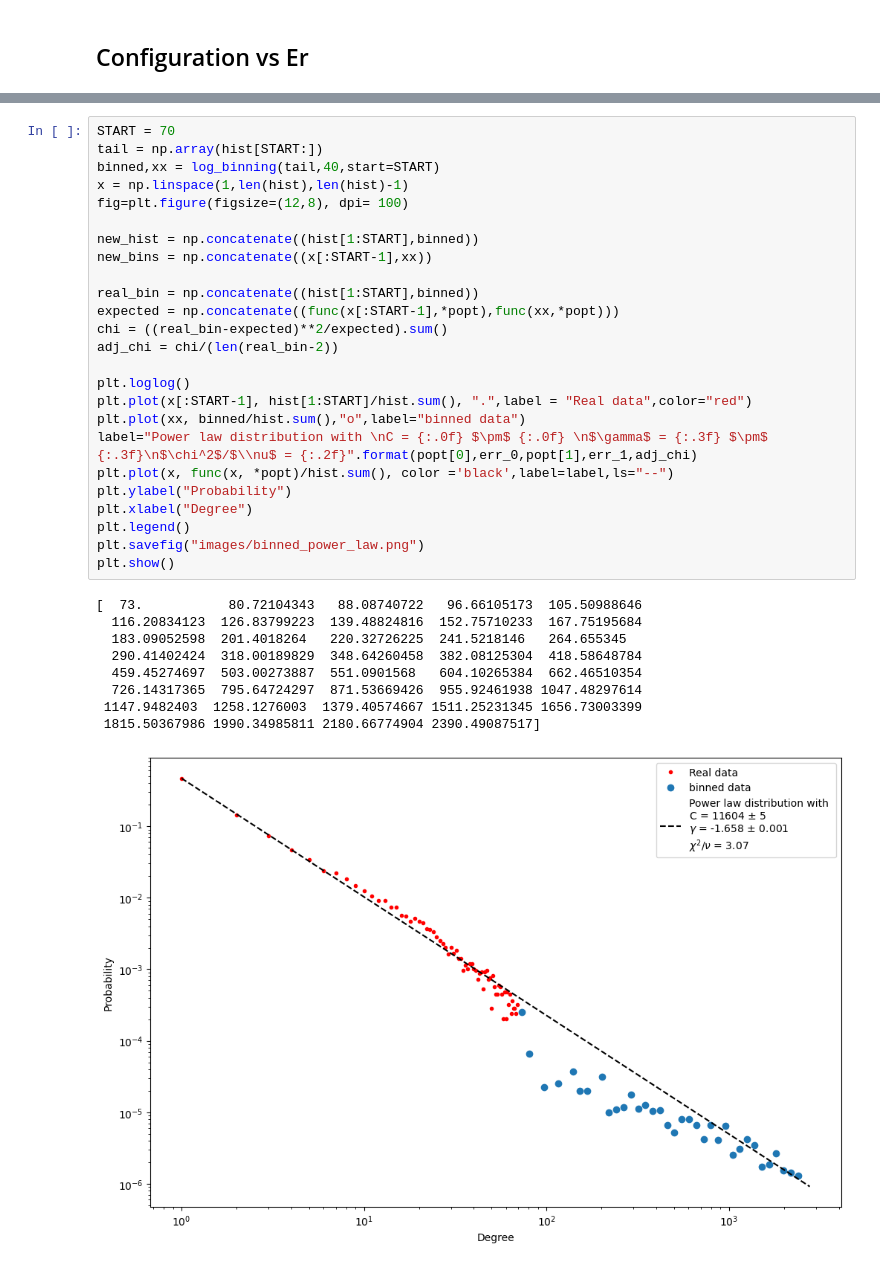
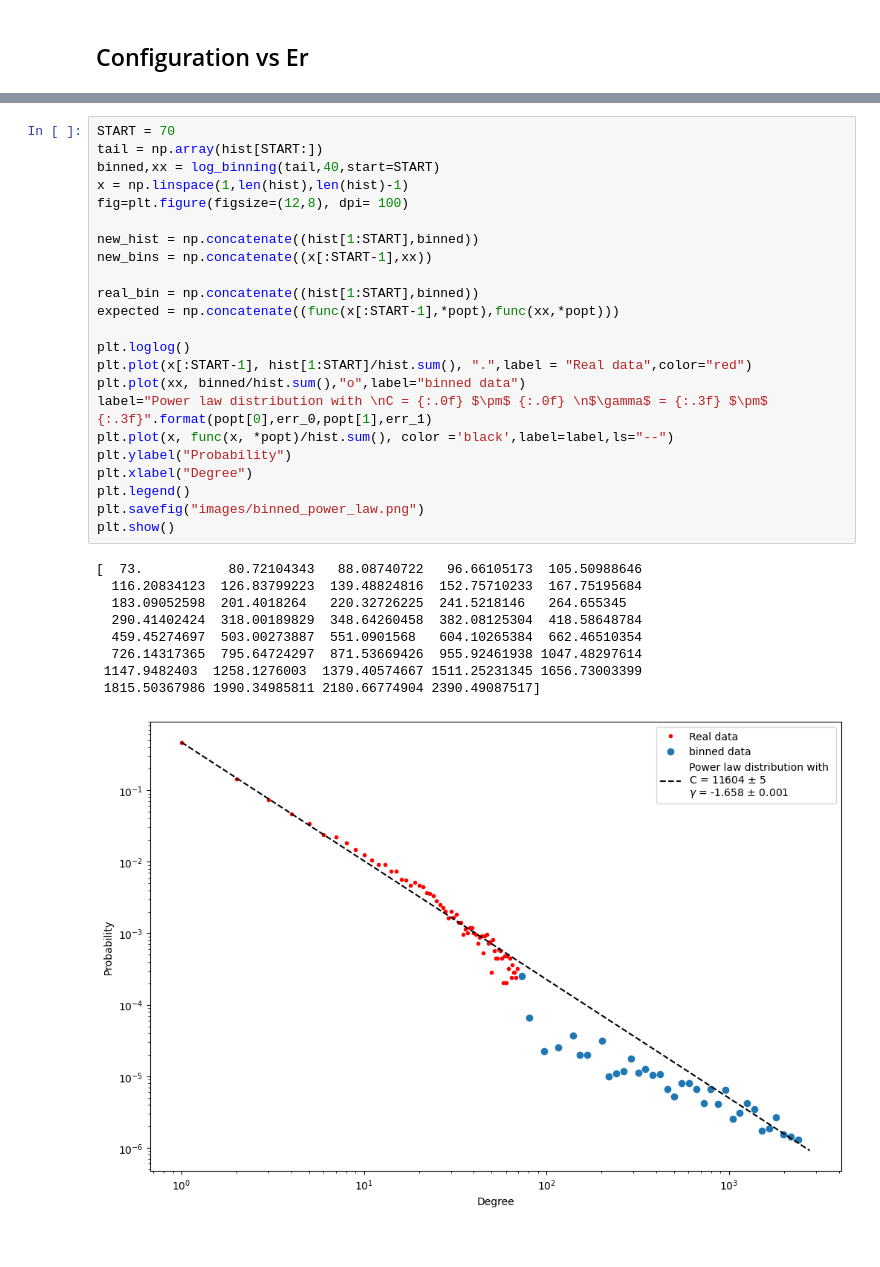
Before and after one commit to pspinaunipi/Project_Social_Network_Analysis, a Jupyter notebook: analize_data/Random and configuration newtorks .ipynb, the cells around one changed output, grey strips where cells are left out. Cells and saved outputs as stored; diff of their text form.

```diff
--- a/analize_data/Random and configuration newtorks .ipynb
+++ b/analize_data/Random and configuration newtorks .ipynb
@@ -217,34 +216,32 @@ For this reason I used a logaritmic binning to better visualize the tail of the
 START = 70
 tail = np.array(hist[START:])
 binned,xx = log_binning(tail,40,start=START)
 x = np.linspace(1,len(hist),len(hist)-1)
 fig=plt.figure(figsize=(12,8), dpi= 100)
 
 new_hist = np.concatenate((hist[1:START],binned))
 new_bins = np.concatenate((x[:START-1],xx))
 
 real_bin = np.concatenate((hist[1:START],binned))
 expected = np.concatenate((func(x[:START-1],*popt),func(xx,*popt)))
-chi = ((real_bin-expected)**2/expected).sum()
-adj_chi = chi/(len(real_bin-2))
 
 plt.loglog()
 plt.plot(x[:START-1], hist[1:START]/hist.sum(), ".",label = "Real data",color="red")
 plt.plot(xx, binned/hist.sum(),"o",label="binned data")
-label="Power law distribution with \nC = {:.0f} $\pm$ {:.0f} \n$\gamma$ = {:.3f} $\pm$ {:.3f}\n$\chi^2$/$\\nu$ = {:.2f}".format(popt[0],err_0,popt[1],err_1,adj_chi)
+label="Power law distribution with \nC = {:.0f} $\pm$ {:.0f} \n$\gamma$ = {:.3f} $\pm$ {:.3f}".format(popt[0],err_0,popt[1],err_1)
 plt.plot(x, func(x, *popt)/hist.sum(), color ='black',label=label,ls="--")
 plt.ylabel("Probability")
 plt.xlabel("Degree")
 plt.legend()
 plt.savefig("images/binned_power_law.png")
 plt.show()
 # %% [output]
 [  73.           80.72104343   88.08740722   96.66105173  105.50988646
   116.20834123  126.83799223  139.48824816  152.75710233  167.75195684
   183.09052598  201.4018264   220.32726225  241.5218146   264.655345
   290.41402424  318.00189829  348.64260458  382.08125304  418.58648784
   459.45274697  503.00273887  551.0901568   604.10265384  662.46510354
   726.14317365  795.64724297  871.53669426  955.92461938 1047.48297614
  1147.9482403  1258.1276003  1379.40574667 1511.25231345 1656.73003399
  1815.50367986 1990.34985811 2180.66774904 2390.49087517]
-[figure, old version]
+[figure, new version]
```
Also changed, not shown: parts of 13 cells of this notebook, 1 other file.
